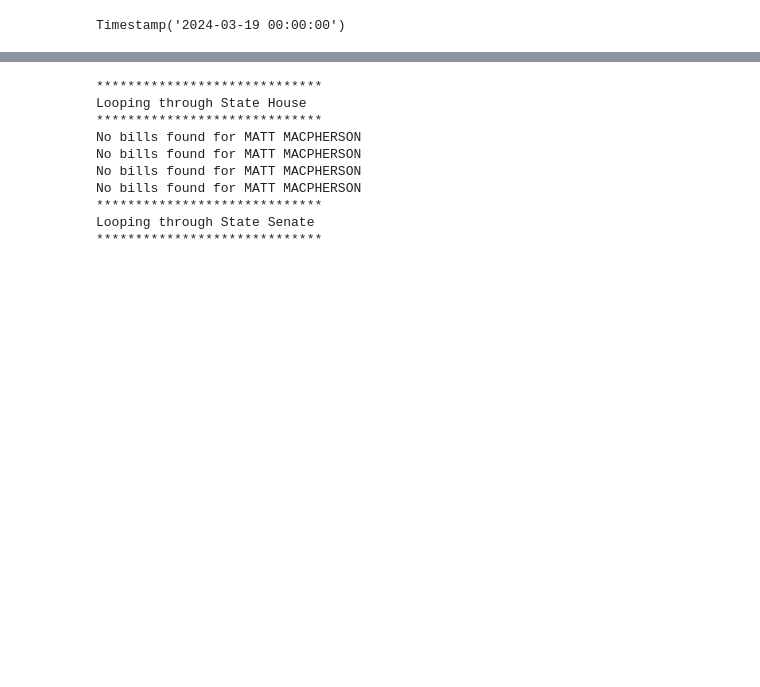
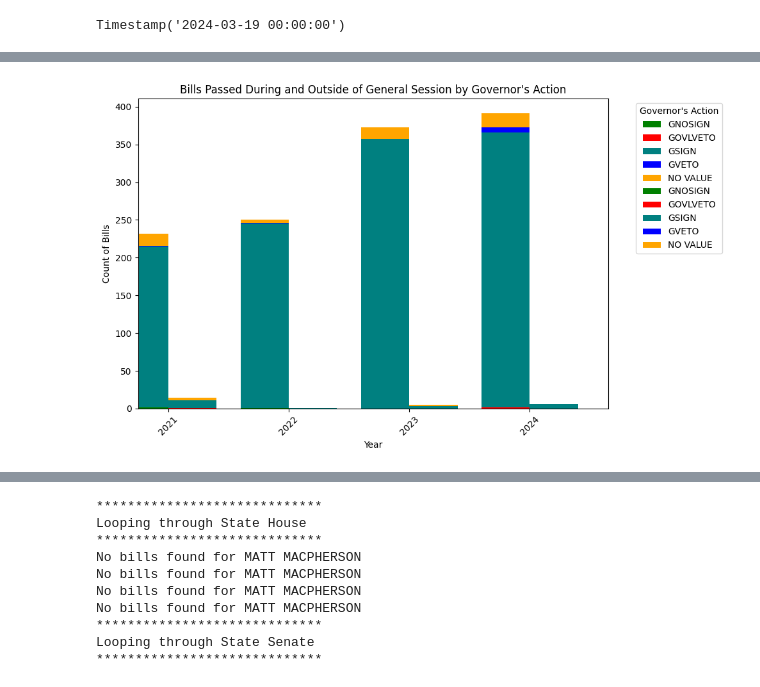
Before and after one commit to CristylePGarrard/ElectionTime, a Jupyter notebook: legislative_branch_kpi.ipynb, the cells around one changed output, grey strips where cells are left out. Drawn from its saved outputs; the diff is of its cells as text; code cells hidden in the pictures; blank space fills up the shorter version.

Commit message:
Making progress on the stacked bar chart

```diff
--- a/legislative_branch_kpi.ipynb
+++ b/legislative_branch_kpi.ipynb
@@ -1166,0 +1040,11 @@ plot_session_comparison_chart(summary)
+# %%
+# Drop rows with NaN values in the Year column
+merged_df = merged_df.dropna(subset=['Year'])
+
+# Convert the Year column to integer type
+merged_df['Year'] = merged_df['Year'].astype(int)
+
+
+# Group by Year, Office, Governor's Action, and Session Status
+grouped = merged_df.groupby(['Year', 'Office', 'Governor\'s Action', 'Session Status']).size().unstack(fill_value=0)
+print(grouped.head())
@@ -1166,0 +1059,52 @@ plot_session_comparison_chart(summary)
+# %%
+import pandas as pd
+import matplotlib.pyplot as plt
+
+# Group by Year, Session Status, and Governor's Action, then count the occurrences
+grouped = (
+    merged_df.groupby(['Year', 'Session Status', 'Governor\'s Action'])
+    .size()
+    .unstack(fill_value=0)
+)
+
+# Separate the data into 'During Session' and 'Outside Session'
+during_session = grouped.xs('During Session', level='Session Status')
+outside_session = grouped.xs('Outside Session', level='Session Status')
+
+# Plotting the stacked bar chart
+fig, ax = plt.subplots(figsize=(10, 6))
+
+# Plot the stacked bars for 'During Session'
+during_session.plot(
+    kind='bar',
+    stacked=True,
+    ax=ax,
+    position=1,
+    width=0.4,
+    color=['green', 'red', 'teal', 'blue', 'orange', 'purple'],
+    label='_During Session'
+)
+
+# Plot the stacked bars for 'Outside Session'
+outside_session.plot(
+    kind='bar',
+    stacked=True,
+    ax=ax,
+    position=0,
+    width=0.4,
+    color=['green', 'red', 'teal', 'blue', 'orange', 'purple'],
+    label='_Outside Session'
+)
+
+# Customizing the chart
+ax.set_title('Bills Passed During and Outside of General Session by Governor\'s Action')
+ax.set_xlabel('Year')
+ax.set_ylabel('Count of Bills')
+ax.legend(title='Governor\'s Action', bbox_to_anchor=(1.05, 1), loc='upper left')
+plt.xticks(rotation=45)
+plt.tight_layout()
+
+# Show the plot
+plt.show()
+# %% [output]
+[figure, added]
```
Also changed, not shown: parts of 19 cells of this notebook.
